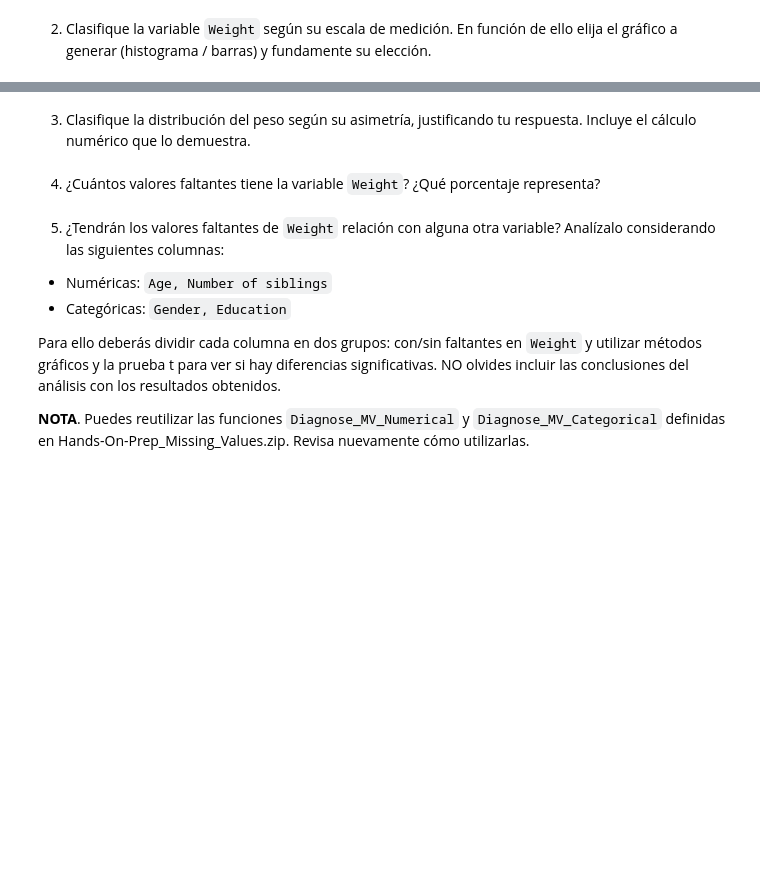
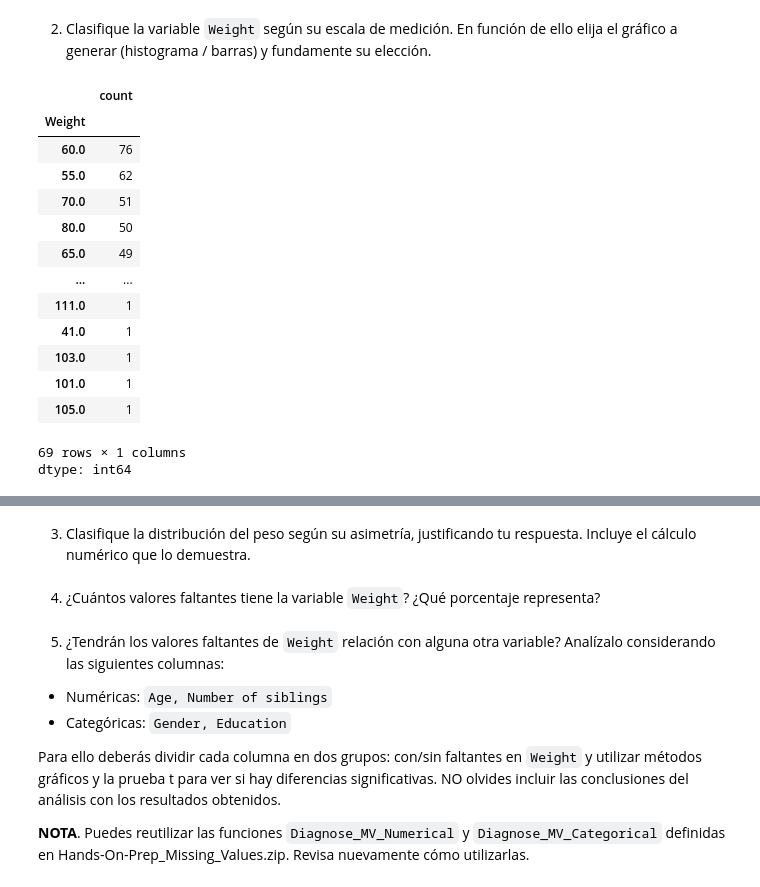
Before and after one commit to CarlosRochaCx/MNA, a Jupyter notebook: Actividad5Preprocesamiento.ipynb, the cells around one changed output, grey strips where cells are left out. Cells and saved outputs as stored; diff of their text form; code cells hidden in the pictures; blank space fills up the shorter version.

```diff
--- a/Actividad5Preprocesamiento.ipynb
+++ b/Actividad5Preprocesamiento.ipynb
@@ -81,2 +91,20 @@ response_df.describe(include='object')
 # %% [markdown]
 2. Clasifique la variable `Weight` según su escala de medición. En función de ello elija el gráfico a generar (histograma / barras) y fundamente su elección.
+# %%
+response_df['Weight'].value_counts()
+# %% [output]
+|  | count |
+| Weight |  |
+| 60.0 | 76 |
+| 55.0 | 62 |
+| 70.0 | 51 |
+| 80.0 | 50 |
+| 65.0 | 49 |
+| ... | ... |
+| 111.0 | 1 |
+| 41.0 | 1 |
+| 103.0 | 1 |
+| 101.0 | 1 |
+| 105.0 | 1 |
+69 rows × 1 columns
+dtype: int64
```
Also changed, not shown: parts of 3 cells of this notebook.
